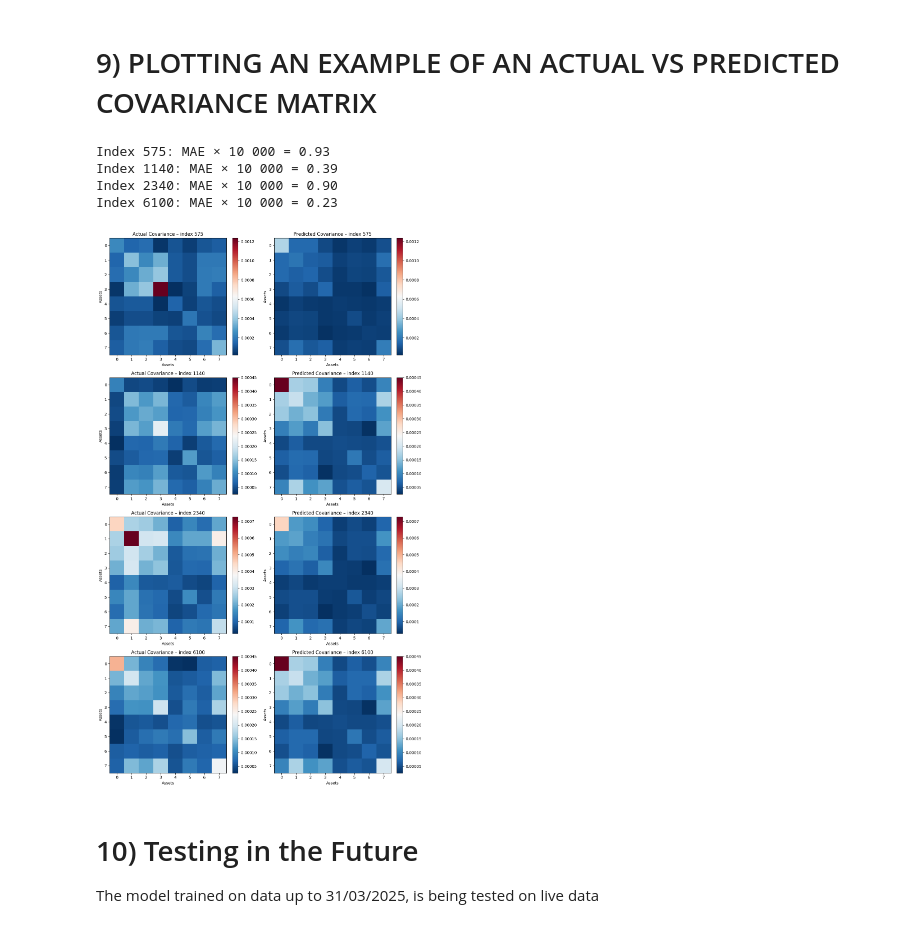
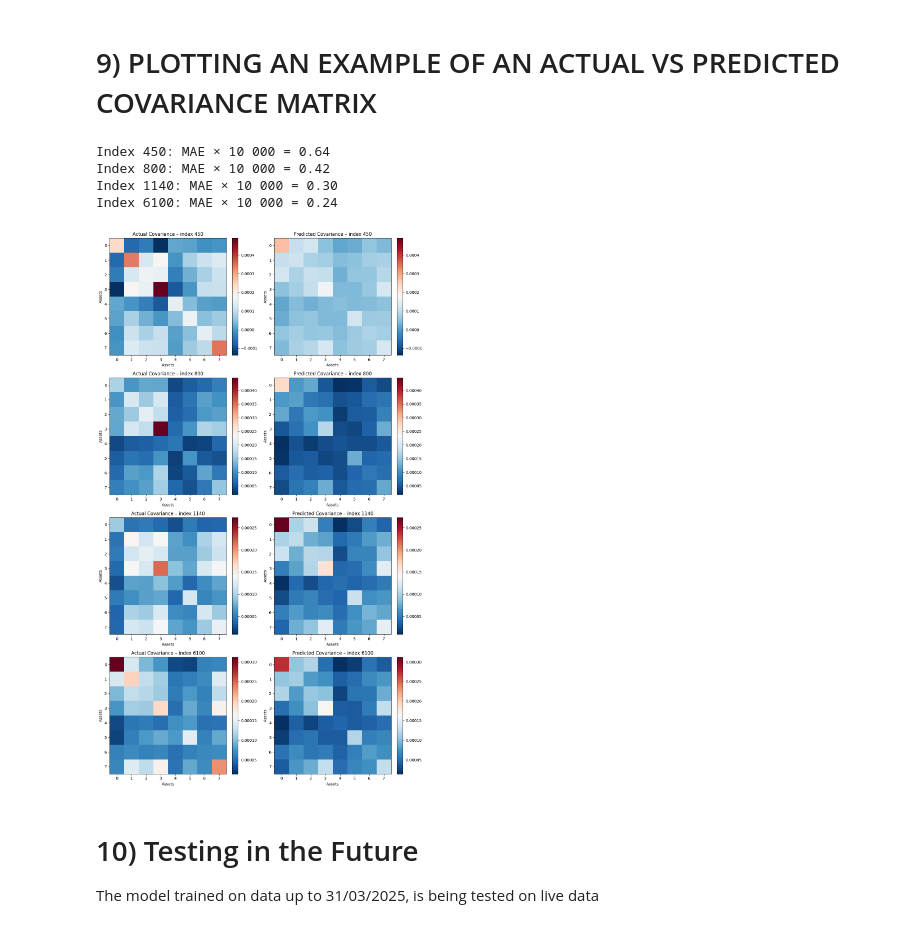
Before and after one commit to aporrini/TCN-for-Volatility-Prediction-and-Portfolio-Optimization, a Jupyter notebook: NOTEBOOK/TCN_model_training_and_results_02_v4.0.ipynb, the cells around one changed output. Drawn from its saved outputs; the diff is of its cells as text; code cells hidden in the pictures.

```diff
--- a/NOTEBOOK/TCN_model_training_and_results_02_v4.0.ipynb
+++ b/NOTEBOOK/TCN_model_training_and_results_02_v4.0.ipynb
@@ -519,0 +526,17 @@ print("✅ Covariance-forecast TCN reloaded for inference.")
+# %%
+# 1) Save the trained model
+weights_path = r"C:\Users\alpor\OneDrive\Desktop\politecnico\CORSI ERASMUS\MACHINE LEARNING\PROGETTO\tcn-portfolio v4\MODEL\tcn_cholesky_v4_weights.pth"
+
+torch.save(model.state_dict(), weights_path)
+print(f"✅ Model weights saved to {weights_path}")
+
+# 2) Architecture
+model = TCNModel(input_size, hidden_size, output_size).to(device)
+
+# 3) Load weights & move model to device
+state = torch.load(weights_path, map_location=device)
+model.load_state_dict(state)
+model = model.to(device)
+model.eval()
+
+print("✅ Model reloaded and moved to", device)
@@ -802,49 +981,50 @@ Min log return: -0.2249097392625117
 # %% [markdown]
 # 9) PLOTTING AN EXAMPLE OF AN ACTUAL VS PREDICTED COVARIANCE MATRIX
 # %%
-# --- scegli i quattro indici temporali ---
-i, j, k, t = 575, 1140, 2340, 6100      # <-- modifica qui se vuoi
+# Pick four time indices
+i, j, k, t = 450, 800, 1140, 6100
 indices = [i, j, k, t]
+
 
 cmap_choice = "RdBu_r"
 fig, axes = plt.subplots(len(indices), 2, figsize=(12, 5 * len(indices)))
 
 for row, idx in enumerate(indices):
-    # 1) Covarianza reale (ultimi 63 giorni)
+    # 1) Actual covariance (last 63 days)
     window = returns.iloc[idx - 63 : idx]
     actual_cov = window.cov().values
 
-    # 2) Covarianza predetta dal TCN
-    predicted_cov = predict_next_day_cov(model_cov, idx, returns, sequence_length)
+    # 2) Covariance predicted by the TCN
+    predicted_cov = predict_next_day_cov(model, idx, returns, sequence_length)
 
-    # 3) stessa scala colori per entrambe
+    # 3) keep the same color scale for both matrices
     vmin = min(actual_cov.min(), predicted_cov.min())
     vmax = max(actual_cov.max(), predicted_cov.max())
 
-    # --- plot ACTUAL ---
+    # plot ACTUAL
     im0 = axes[row, 0].imshow(actual_cov, cmap=cmap_choice, vmin=vmin, vmax=vmax)
     axes[row, 0].set_title(f"Actual Covariance – index {idx}")
     axes[row, 0].set_xlabel("Assets"); axes[row, 0].set_ylabel("Assets")
     fig.colorbar(im0, ax=axes[row, 0], fraction=0.046, pad=0.04)
 
-    # --- plot PREDICTED ---
+    # plot PREDICTED
     im1 = axes[row, 1].imshow(predicted_cov, cmap=cmap_choice, vmin=vmin, vmax=vmax)
     axes[row, 1].set_title(f"Predicted Covariance – index {idx}")
     axes[row, 1].set_xlabel("Assets"); axes[row, 1].set_ylabel("Assets")
     fig.colorbar(im1, ax=axes[row, 1], fraction=0.046, pad=0.04)
 
     # 4) MAE × 10 000
     mae = np.mean(np.abs(actual_cov - predicted_cov)) * 10000
     print(f"Index {idx}: MAE × 10 000 = {mae:.2f}")
 
 plt.tight_layout()
 plt.show()
 # %% [output]
-Index 575: MAE × 10 000 = 0.93
-Index 1140: MAE × 10 000 = 0.39
-Index 2340: MAE × 10 000 = 0.90
-Index 6100: MAE × 10 000 = 0.23
+Index 450: MAE × 10 000 = 0.64
+Index 800: MAE × 10 000 = 0.42
+Index 1140: MAE × 10 000 = 0.30
+Index 6100: MAE × 10 000 = 0.24
-[figure, old version]
+[figure, new version]
 # %% [markdown]
 # 10) Testing in the Future
 The model trained on data up to 31/03/2025, is being tested on live data
```
Also changed, not shown: parts of 19 cells of this notebook.
